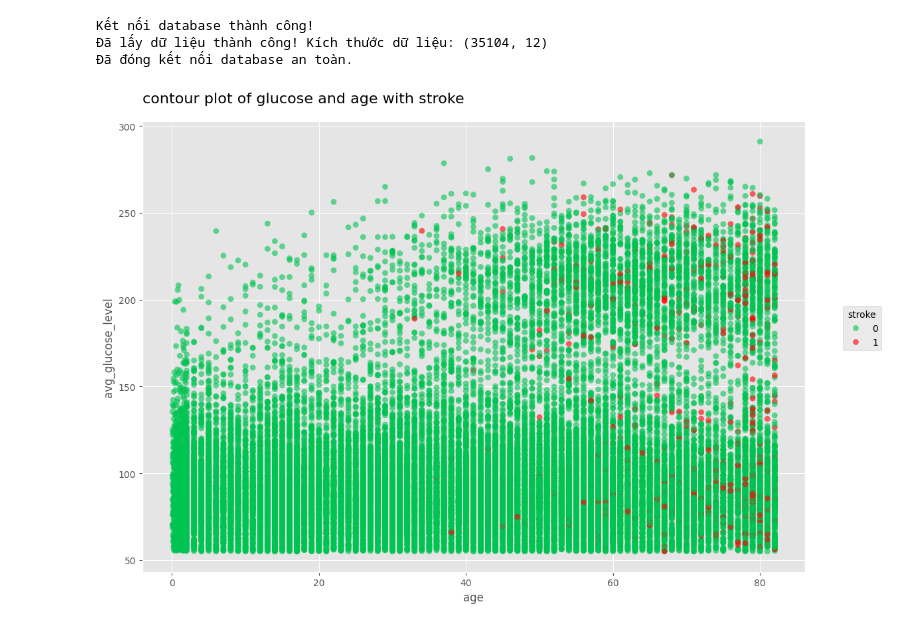
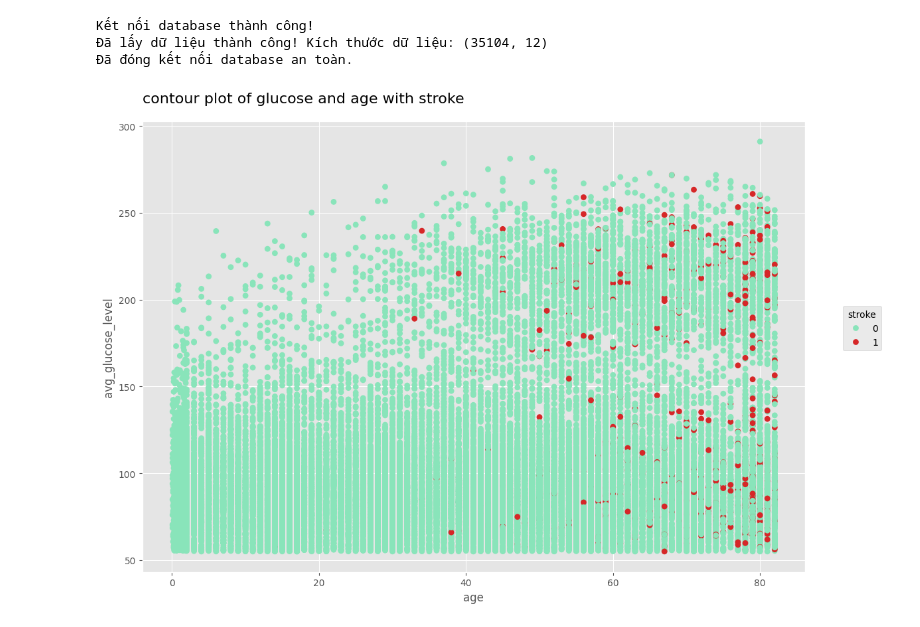
Before and after one commit to nguyendao16/nguyendao16-ADY-Group5-FinalProject, a Jupyter notebook: ADY.ipynb, the cells around one changed output. Cells and saved outputs as stored; diff of their text form; code cells hidden in the pictures.

```diff
--- a/ADY.ipynb
+++ b/ADY.ipynb
@@ -53,33 +53,33 @@ Kết nối database thành công!
 import matplotlib.pyplot as plt
 import seaborn as sns
 
 # Thiết lập style giống ggplot2 (nền xám, lưới trắng)
 plt.style.use('ggplot')
 plt.figure(figsize=(12, 8))
 
 # 1. Vẽ các điểm dữ liệu (Scatter Plot)
 # Màu sắc: #F8766D là màu đỏ hồng, #00BFC4 là màu xanh lơ đặc trưng của ggplot2
 sns.scatterplot(
     data=df,
     x='age',
     y='avg_glucose_level',
     hue='stroke',
-    palette={0: "#00C452", 1: "#FF0000"},
-    alpha=0.6,
+    palette={0: "#89E4BA", 1: "#D62728"},
+    alpha=1,
     edgecolor='none',
     s=40
 )
 
 
 # 3. Tùy chỉnh hiển thị
 plt.title('contour plot of glucose and age with stroke', fontsize=16, loc='left', pad=20)
 plt.xlabel('age', fontsize=12)
 plt.ylabel('avg_glucose_level', fontsize=12)
 
 # Chỉnh vị trí legend (chú thích) ra ngoài bên phải nếu cần
 plt.legend(title='stroke', bbox_to_anchor=(1.05, 0.6), loc='upper left')
 
 plt.tight_layout()
 plt.show()
 # %% [output]
-[figure, old version]
+[figure, new version]
```
